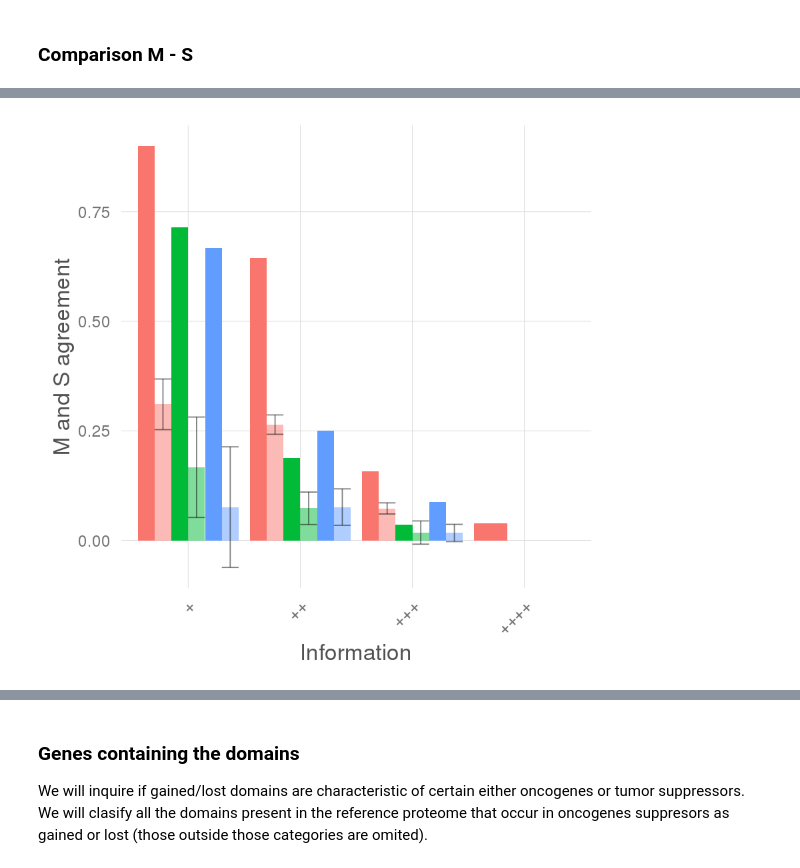
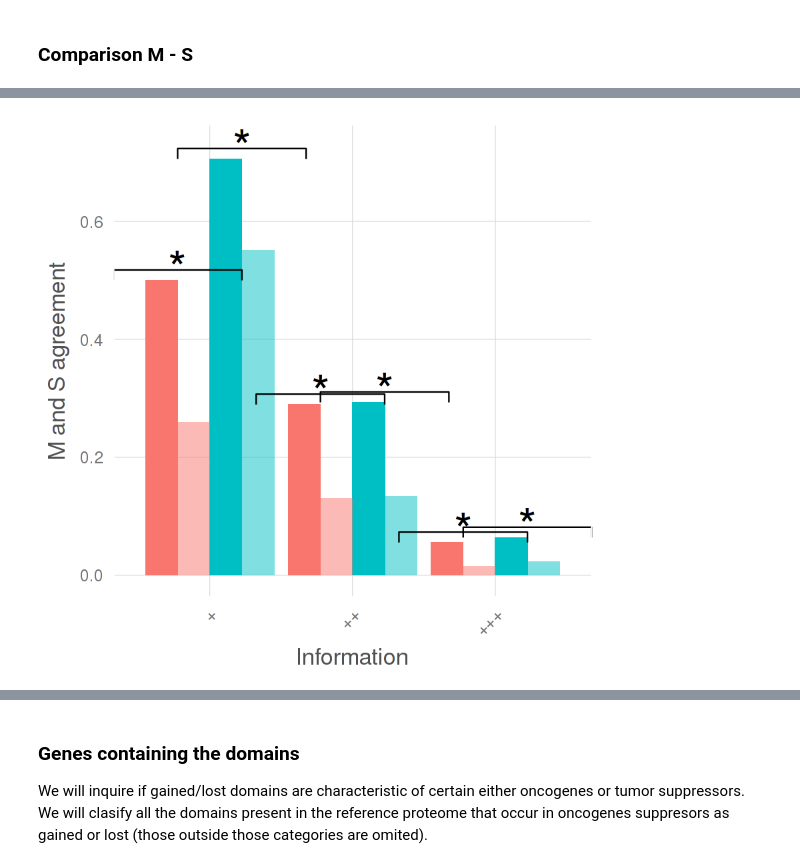
Before and after one commit to hclimente/smartas, a Jupyter notebook: structural_analysis/pfam_switches.ipynb, the cells around one changed output, grey strips where cells are left out. Cells and saved outputs as stored; diff of their text form; code cells hidden in the pictures.

Commit message:
recalculated features considering new switches (less frequent ones removed)
updated M & S agreement figure to show a pvalue

```diff
--- a/structural_analysis/pfam_switches.ipynb
+++ b/structural_analysis/pfam_switches.ipynb
@@ -1,13 +1,18 @@
 # %%
 library(plyr)
+library(tidyverse)
+library(magrittr)
+library(reshape2)
 source("../data/env/variables.R")
-source("~/wisdom/r/data_analysis_environment.R")
 source("~/wisdom/r/clean_theme.R")
 library(gtools)
+library(ggstars)
+
+options("readr.num_columns" = 0)
 
 # Read switches
 switches <- read_tsv("../data/pancancer/candidateList_full.tumorSplit.tsv") %>%
-    filter(Reliable==1 & Origin=="Tumor")
+    filter(EnoughRecurrence == 1 & NotNoise==1 & IsModel==1 & Origin=="Tumor")
 
 # Read feature information
 features <- read_tsv("../data/mutations/proteome_features.txt") %>%
@@ -350,7 +355,7 @@ awk '$15<0.05' results/pfam_enrichment_analysis.tsv | cut -f1
 ### Comparison M - S
 # %%
 # Read pfam annotation
-pfam2go <- read_tsv("~/smartas/data/PFAM2GO.txt",skip=1)
+pfam2go <- read_tsv("../data/PFAM2GO.txt",skip=1)
 go.levels <- read_tsv("../data/PFAMGO.txt",skip=1)
 
 pfam2go.m <- merge(pfam2go,go.levels)
@@ -379,13 +384,7 @@ scc <- read_tsv("../results/pfam_go_term/S_GO_cellular_component.tsv",skip=15) %
 mcc <- read_tsv("../results/pfam_go_term/M_GO_cellular_component.tsv",skip=15) %>%
     mutate(origin="mutations", gotype="cellular_component")
 
-## biological process
-sbp <- read_tsv("../results/pfam_go_term/S_GO_biological_process.tsv",skip=15) %>%
-    mutate(origin="switches", gotype="biological_process")
-mbp <- read_tsv("../results/pfam_go_term/M_GO_biological_process.tsv",skip=15) %>%
-    mutate(origin="mutations", gotype="biological_process")
-
-go <- do.call("rbind",list(smf,mmf,scc,mcc,sbp,mbp)) %>%
+go <- do.call("rbind",list(smf,mmf,scc,mcc)) %>%
     set_colnames(c("group","id","goterm","slim_level","z","p","fdr","table","domains","origin","gotype"))
 
 all <- go %>%
@@ -409,49 +408,52 @@ coincidence <- merge(all,M) %>%
     merge(S) %>%
     mutate(MatchPerc = Match/Any,
            Coincidence = "Observed",
-           sd = NA,
-           sdPerc = NA,
            slim_level = revalue(as.character(slim_level),
                                 replace = c('1'="Least Informative", '2'="Moderately Informative",
                                             '3'="Informative", '4'="Highly Informative")))
 
 # prepare df to get number of samples
 M <- unique(coincidence[,c('gotype','slim_level',"M","S")])
-rand <- list()
-for (c in names(expressedgos)){
+
+random_coincidence <- lapply(names(expressedgos), function(c){
     # select real data comparison
-    v <- paste(M$slim_level,M$gotype,sep=".")==c
-    if (sum(v)==0) next
-    x <- M[v,]
-    tmp <- list()
-    # permutate 100 times
-    for (i in 1:100){
-        m <- sample(expressedgos[[c]],x$M)
-        s <- sample(expressedgos[[c]],x$S)
-        tmp[[i]] <- length(intersect(m,s))/length(unique(c(m,s)))
+    studied_level <- strsplit(c, "\\.") %>% unlist
+    this.slim_level <- studied_level[1]
+    this.gotype <- studied_level[2]
+    real_match <- coincidence %>% filter(slim_level == this.slim_level & gotype == this.gotype) %>% .$MatchPerc
+
+    v <- paste(M$slim_level, M$gotype, sep=".") == c
+    if (sum(v) > 0){
+        x <- M %>% filter(slim_level == this.slim_level & gotype == this.gotype)
+        # permutate 100 times
+        permutations <- lapply(1:100, function(i){
+            m <- sample(expressedgos[[c]],x$M)
+            s <- sample(expressedgos[[c]],x$S)
+            length(intersect(m,s))/length(unique(c(m,s)))
+        }) %>% do.call("c", .)
+        f <- ecdf(permutations)
+
+        data.frame(slim_level = this.slim_level, gotype = this.gotype,
+                   MatchPerc = mean(permutations), p = 1 - f(real_match), Coincidence = "Random (x100)")
     }
-    tmp <- do.call("rbind",tmp)
-    rand[[c]] <- data.frame(slim_level=x$slim_level,gotype=x$gotype,Match=mean(tmp),sd=sd(tmp))
-}
+}) %>% do.call("rbind", .)
 
-rand <- do.call("rbind",rand) %>%
-    mutate(MatchPerc=Match, sdPerc=sd, Coincidence="Random (x100)")
+p <- random_coincidence$p
 
-coincidence %>%
-    select(gotype,slim_level,Match,sd,MatchPerc,sdPerc,Coincidence) %>%
-    rbind(rand) %>%
+gg <- coincidence %>%
+    select(gotype,slim_level,MatchPerc,Coincidence) %>%
+    rbind(random_coincidence %>% select(-p)) %>%
     mutate(slim_level=factor(revalue(slim_level,
-                                     replace = c('Least Informative'="+",
-                                                 'Moderately Informative'="++",
-                                                 'Informative'="+++",
-                                                 'Highly Informative'="++++")),
+                                     replace = c('Least Informative' = "+", 'Moderately Informative' = "++",
+                                                 'Informative' = "+++", 'Highly Informative' = "++++")),
                                      levels = c('+','++','+++','++++')),
-          gotype = gsub("_"," ",gotype))  %>%
-    ggplot(aes(fill=gotype,y=MatchPerc,x=slim_level,alpha=Coincidence)) +
+           gotype = gsub("_"," ",gotype)) %>%
+    ggplot(aes(x = slim_level, y = MatchPerc, fill = gotype, alpha = Coincidence)) +
         geom_bar(position="dodge",stat="identity") +
-        geom_errorbar(aes( ymax = MatchPerc+sdPerc, ymin = MatchPerc-sdPerc),position="dodge") +
         scale_alpha_discrete(range=c("Observed"=1,"Random (x100)"=0.5)) +
         labs(x="Information",y="M and S agreement",fill="GO Ontology") +
         clean_theme() +
         theme(axis.text.x = element_text(angle=45, hjust=1))
+
+star_bar(gg, p < 0.05)
 # %% [output]
@@ -460,4 +462,4 @@ Warning message:
-[figure, old version]
+[figure, new version]
 # %%
 all <- go %>%
     count(id,gotype,slim_level) %>%
```
Also changed, not shown: parts of 12 cells of this notebook.
